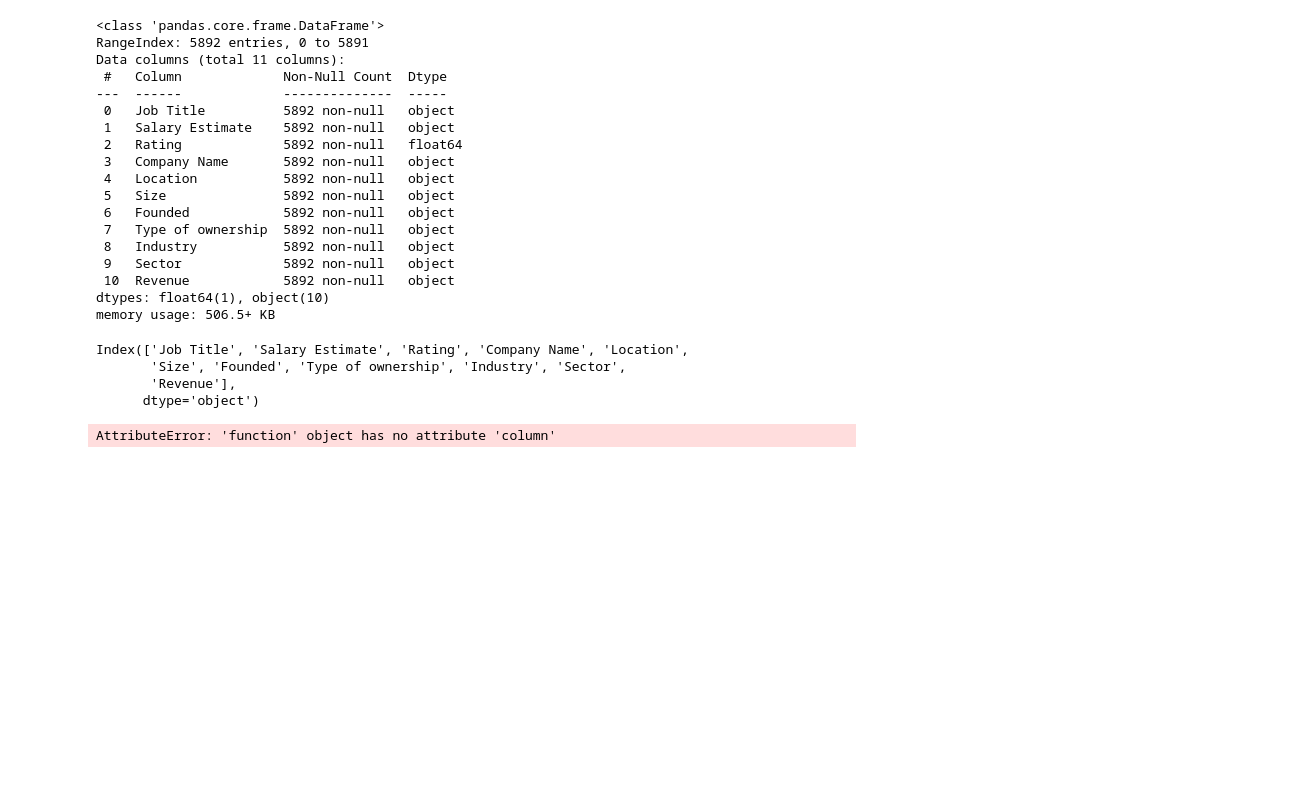
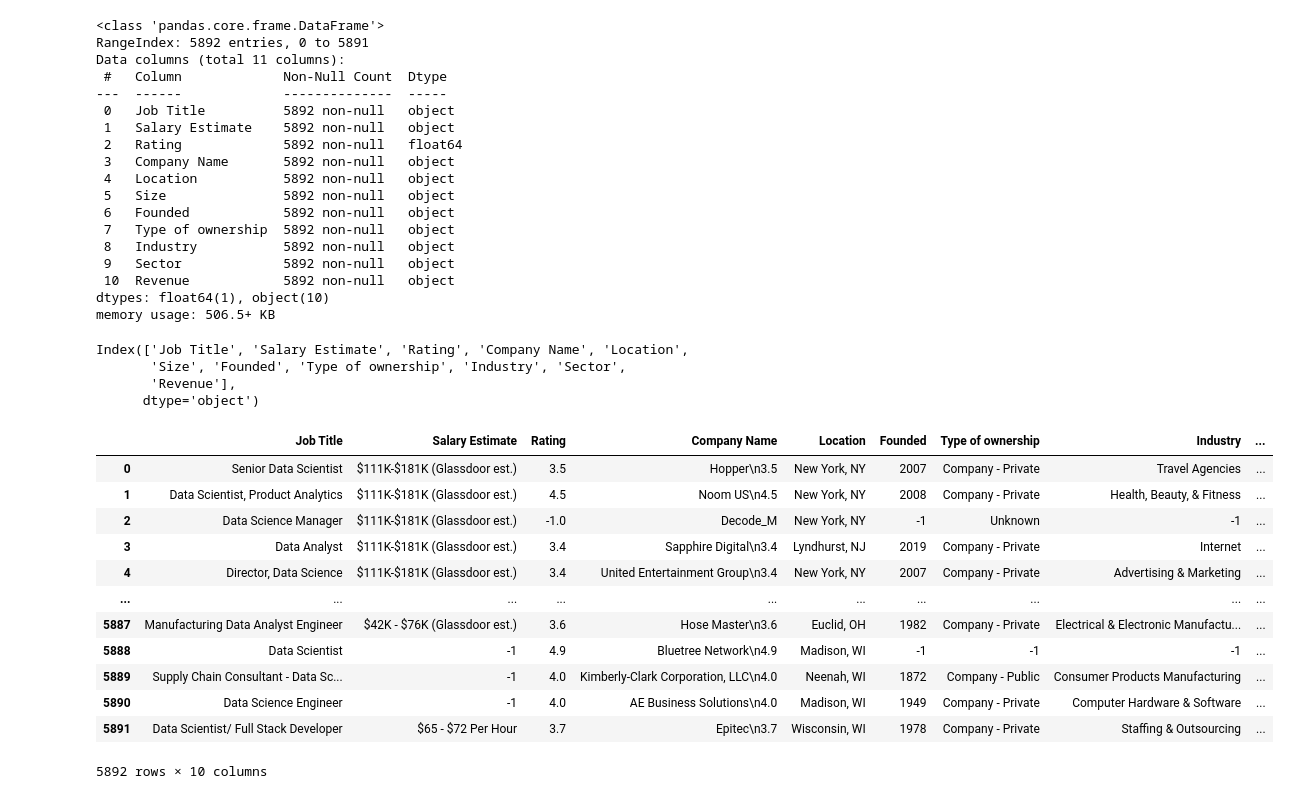
Before and after one commit to Mvfara/Mvfara, a Jupyter notebook: week1.ipynb, the cells around one changed output. Cells and saved outputs as stored; diff of their text form; code cells hidden in the pictures; blank space fills up the shorter version.

```diff
--- a/week1.ipynb
+++ b/week1.ipynb
@@ -73,7 +73,19 @@ Index(['Job Title', 'Salary Estimate', 'Rating', 'Company Name', 'Location',
        'Size', 'Founded', 'Type of ownership', 'Industry', 'Sector',
        'Revenue'],
       dtype='object')
-# %%
-df.drop.column(location)
-# %% [output]
-AttributeError: 'function' object has no attribute 'column'
+# %%
+df.drop('Size', axis=1)
+# %% [output]
+|  | Job Title | Salary Estimate | Rating | Company Name | Location | Founded | Type of ownership | Industry | ... |
+| 0 | Senior Data Scientist | $111K-$181K (Glassdoor est.) | 3.5 | Hopper\n3.5 | New York, NY | 2007 | Company - Private | Travel Agencies | ... |
+| 1 | Data Scientist, Product Analytics | $111K-$181K (Glassdoor est.) | 4.5 | Noom US\n4.5 | New York, NY | 2008 | Company - Private | Health, Beauty, & Fitness | ... |
+| 2 | Data Science Manager | $111K-$181K (Glassdoor est.) | -1.0 | Decode_M | New York, NY | -1 | Unknown | -1 | ... |
+| 3 | Data Analyst | $111K-$181K (Glassdoor est.) | 3.4 | Sapphire Digital\n3.4 | Lyndhurst, NJ | 2019 | Company - Private | Internet | ... |
+| 4 | Director, Data Science | $111K-$181K (Glassdoor est.) | 3.4 | United Entertainment Group\n3.4 | New York, NY | 2007 | Company - Private | Advertising & Marketing | ... |
+| ... | ... | ... | ... | ... | ... | ... | ... | ... | ... |
+| 5887 | Manufacturing Data Analyst Engineer | $42K - $76K (Glassdoor est.) | 3.6 | Hose Master\n3.6 | Euclid, OH | 1982 | Company - Private | Electrical & Electronic Manufactu... | ... |
+| 5888 | Data Scientist | -1 | 4.9 | Bluetree Network\n4.9 | Madison, WI | -1 | -1 | -1 | ... |
+| 5889 | Supply Chain Consultant - Data Sc... | -1 | 4.0 | Kimberly-Clark Corporation, LLC\n4.0 | Neenah, WI | 1872 | Company - Public | Consumer Products Manufacturing | ... |
+| 5890 | Data Science Engineer | -1 | 4.0 | AE Business Solutions\n4.0 | Madison, WI | 1949 | Company - Private | Computer Hardware & Software | ... |
+| 5891 | Data Scientist/ Full Stack Developer | $65 - $72 Per Hour | 3.7 | Epitec\n3.7 | Wisconsin, WI | 1978 | Company - Private | Staffing & Outsourcing | ... |
+5892 rows × 10 columns
```
Also changed, not shown: parts of 1 cell of this notebook.
